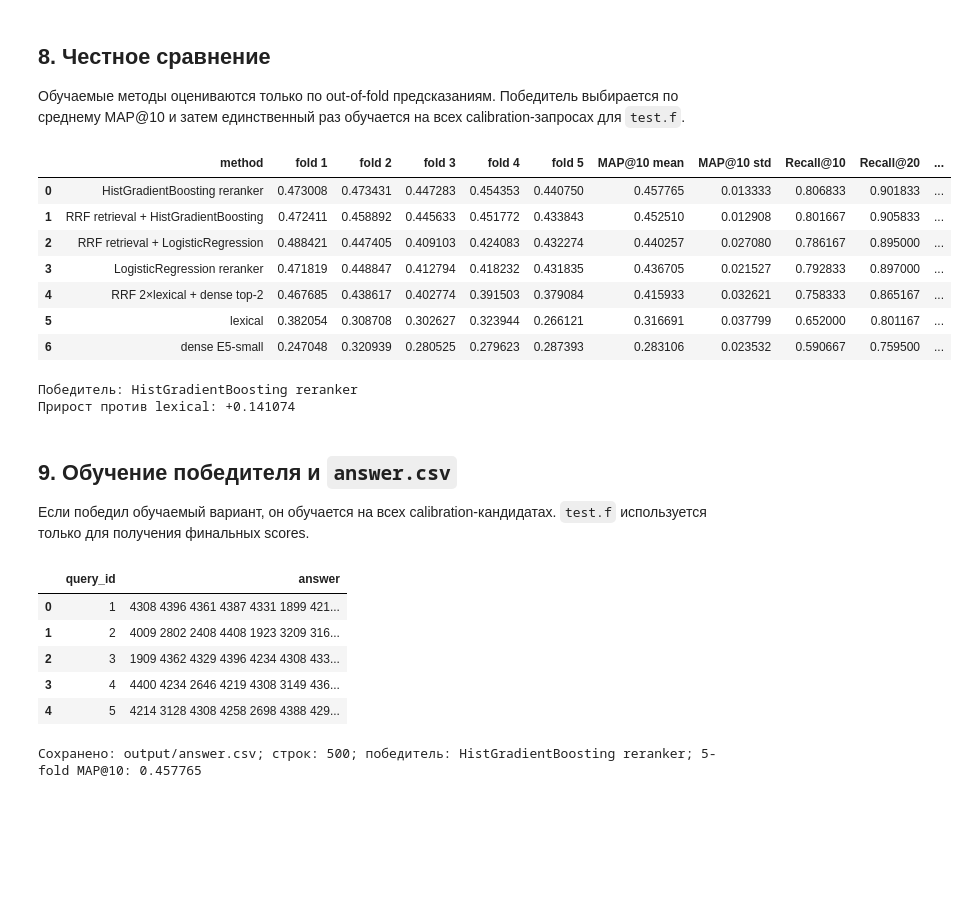
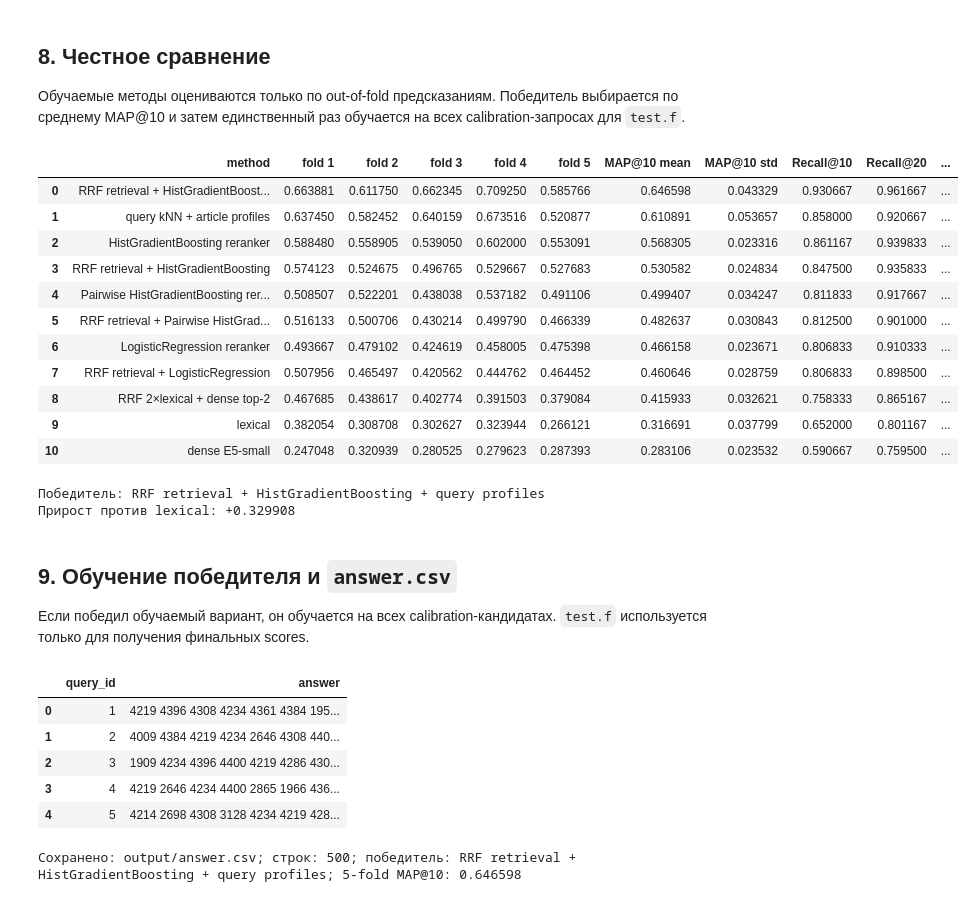
Before and after one commit to olivoreo/avito-search_ds-bootcamp, a Jupyter notebook: solution.ipynb, the cells around one changed output. Cells and saved outputs as stored; diff of their text form; code cells hidden in the pictures; blank space fills up the shorter version.

```diff
--- a/solution.ipynb
+++ b/solution.ipynb
@@ -320,8 +320,8 @@ def dense_article_scores(queries):
     return scores, second_scores, best_chunks
 
 
-dense_calibration, dense_second_calibration, _ = dense_article_scores(calibration["query_clean"])
-dense_test, dense_second_test, _ = dense_article_scores(test["query_clean"])
+dense_calibration, dense_second_calibration, best_chunk_calibration = dense_article_scores(calibration["query_clean"])
+dense_test, dense_second_test, best_chunk_test = dense_article_scores(test["query_clean"])
 
 print(
     f"Фрагментов: {len(chunks)}, embedding shape: {chunk_embeddings.shape}, "
@@ -512,42 +665,50 @@ def evaluate(name, scores):
             ])
             for k in (10, 20, 50)
         },
     }
 
 
 calibration_methods = {
     "lexical": cal_lexical["lexical"],
     "dense E5-small": dense_calibration,
     best_retrieval_name: retrieval_calibration,
     "LogisticRegression reranker": logistic_oof,
     "RRF retrieval + LogisticRegression": logistic_fusion,
     "HistGradientBoosting reranker": gradient_oof,
     "RRF retrieval + HistGradientBoosting": gradient_fusion,
+    "Pairwise HistGradientBoosting reranker": pairwise_oof,
+    "RRF retrieval + Pairwise HistGradientBoosting": pairwise_fusion,
+    "query kNN + article profiles": knn_oof,
+    "RRF retrieval + HistGradientBoosting + query profiles": knn_fusion,
 }
 comparison = pd.DataFrame([
     evaluate(name, scores) for name, scores in calibration_methods.items()
 ]).sort_values("MAP@10 mean", ascending=False, ignore_index=True)
 
 numeric_columns = comparison.columns.drop("method")
 display(comparison.style.format({column: "{:.6f}" for column in numeric_columns}))
 best_method = comparison.loc[0, "method"]
 best_map10 = float(comparison.loc[0, "MAP@10 mean"])
 lexical_map10 = float(
     comparison.loc[comparison["method"] == "lexical", "MAP@10 mean"].iloc[0]
 )
 print("Победитель:", best_method)
 print(f"Прирост против lexical: {best_map10 - lexical_map10:+.6f}")
 # %% [output]
 |  | method | fold 1 | fold 2 | fold 3 | fold 4 | fold 5 | MAP@10 mean | MAP@10 std | Recall@10 | Recall@20 | ... |
-| 0 | HistGradientBoosting reranker | 0.473008 | 0.473431 | 0.447283 | 0.454353 | 0.440750 | 0.457765 | 0.013333 | 0.806833 | 0.901833 | ... |
-| 1 | RRF retrieval + HistGradientBoosting | 0.472411 | 0.458892 | 0.445633 | 0.451772 | 0.433843 | 0.452510 | 0.012908 | 0.801667 | 0.905833 | ... |
-| 2 | RRF retrieval + LogisticRegression | 0.488421 | 0.447405 | 0.409103 | 0.424083 | 0.432274 | 0.440257 | 0.027080 | 0.786167 | 0.895000 | ... |
-| 3 | LogisticRegression reranker | 0.471819 | 0.448847 | 0.412794 | 0.418232 | 0.431835 | 0.436705 | 0.021527 | 0.792833 | 0.897000 | ... |
-| 4 | RRF 2×lexical + dense top-2 | 0.467685 | 0.438617 | 0.402774 | 0.391503 | 0.379084 | 0.415933 | 0.032621 | 0.758333 | 0.865167 | ... |
-| 5 | lexical | 0.382054 | 0.308708 | 0.302627 | 0.323944 | 0.266121 | 0.316691 | 0.037799 | 0.652000 | 0.801167 | ... |
-| 6 | dense E5-small | 0.247048 | 0.320939 | 0.280525 | 0.279623 | 0.287393 | 0.283106 | 0.023532 | 0.590667 | 0.759500 | ... |
+| 0 | RRF retrieval + HistGradientBoost... | 0.663881 | 0.611750 | 0.662345 | 0.709250 | 0.585766 | 0.646598 | 0.043329 | 0.930667 | 0.961667 | ... |
+| 1 | query kNN + article profiles | 0.637450 | 0.582452 | 0.640159 | 0.673516 | 0.520877 | 0.610891 | 0.053657 | 0.858000 | 0.920667 | ... |
+| 2 | HistGradientBoosting reranker | 0.588480 | 0.558905 | 0.539050 | 0.602000 | 0.553091 | 0.568305 | 0.023316 | 0.861167 | 0.939833 | ... |
+| 3 | RRF retrieval + HistGradientBoosting | 0.574123 | 0.524675 | 0.496765 | 0.529667 | 0.527683 | 0.530582 | 0.024834 | 0.847500 | 0.935833 | ... |
+| 4 | Pairwise HistGradientBoosting rer... | 0.508507 | 0.522201 | 0.438038 | 0.537182 | 0.491106 | 0.499407 | 0.034247 | 0.811833 | 0.917667 | ... |
+| 5 | RRF retrieval + Pairwise HistGrad... | 0.516133 | 0.500706 | 0.430214 | 0.499790 | 0.466339 | 0.482637 | 0.030843 | 0.812500 | 0.901000 | ... |
+| 6 | LogisticRegression reranker | 0.493667 | 0.479102 | 0.424619 | 0.458005 | 0.475398 | 0.466158 | 0.023671 | 0.806833 | 0.910333 | ... |
+| 7 | RRF retrieval + LogisticRegression | 0.507956 | 0.465497 | 0.420562 | 0.444762 | 0.464452 | 0.460646 | 0.028759 | 0.806833 | 0.898500 | ... |
+| 8 | RRF 2×lexical + dense top-2 | 0.467685 | 0.438617 | 0.402774 | 0.391503 | 0.379084 | 0.415933 | 0.032621 | 0.758333 | 0.865167 | ... |
+| 9 | lexical | 0.382054 | 0.308708 | 0.302627 | 0.323944 | 0.266121 | 0.316691 | 0.037799 | 0.652000 | 0.801167 | ... |
+| 10 | dense E5-small | 0.247048 | 0.320939 | 0.280525 | 0.279623 | 0.287393 | 0.283106 | 0.023532 | 0.590667 | 0.759500 | ... |
-Победитель: HistGradientBoosting reranker
-Прирост против lexical: +0.141074
+Победитель: RRF retrieval + HistGradientBoosting + query profiles
+Прирост против lexical: +0.329908
 # %% [markdown]
 ## 9. Обучение победителя и `answer.csv`
 
@@ -588,6 +749,28 @@ if "HistGradientBoosting" in best_method:
         [retrieval_test, test_learned], [1, 2]
     )
 
+if "Pairwise" in best_method:
+    x_pairwise, y_pairwise = pairwise_training_data(
+        calibration_features, candidate_indices, all_indices
+    )
+    final_pairwise = new_pairwise_gradient_boosting().fit(x_pairwise, y_pairwise)
+    test_pairwise = np.full((len(test), len(articles)), -1e9, dtype=np.float32)
+    for query_index in range(len(test)):
+        candidates = test_candidate_indices[query_index]
+        test_pairwise[query_index, candidates] = pairwise_candidate_scores(
+            final_pairwise, test_features, candidates, query_index
+        )
+    test_methods["Pairwise HistGradientBoosting reranker"] = test_pairwise
+    test_methods["RRF retrieval + Pairwise HistGradientBoosting"] = rrf(
+        [retrieval_test, test_pairwise], [1, 2]
+    )
+
+if "HistGradientBoosting" in best_method:
+    test_methods["query kNN + article profiles"] = knn_test
+    test_methods["RRF retrieval + HistGradientBoosting + query profiles"] = rrf(
+        [retrieval_test, test_learned, knn_test], [1, 2, 2]
+    )
+
 test_predictions = rank_articles(test_methods[best_method], 10)
 answer = test[["query_id"]].copy()
 answer["answer"] = [" ".join(map(str, row)) for row in test_predictions]
@@ -612,9 +795,9 @@ print(
 )
 # %% [output]
 |  | query_id | answer |
-| 0 | 1 | 4308 4396 4361 4387 4331 1899 421... |
-| 1 | 2 | 4009 2802 2408 4408 1923 3209 316... |
-| 2 | 3 | 1909 4362 4329 4396 4234 4308 433... |
-| 3 | 4 | 4400 4234 2646 4219 4308 3149 436... |
-| 4 | 5 | 4214 3128 4308 4258 2698 4388 429... |
+| 0 | 1 | 4219 4396 4308 4234 4361 4384 195... |
+| 1 | 2 | 4009 4384 4219 4234 2646 4308 440... |
+| 2 | 3 | 1909 4234 4396 4400 4219 4286 430... |
+| 3 | 4 | 4219 2646 4234 4400 2865 1966 436... |
+| 4 | 5 | 4214 2698 4308 3128 4234 4219 428... |
-Сохранено: output/answer.csv; строк: 500; победитель: HistGradientBoosting reranker; 5-fold MAP@10: 0.457765
+Сохранено: output/answer.csv; строк: 500; победитель: RRF retrieval + HistGradientBoosting + query profiles; 5-fold MAP@10: 0.646598
```
Also changed, not shown: parts of 3 cells of this notebook, 1 other file.
